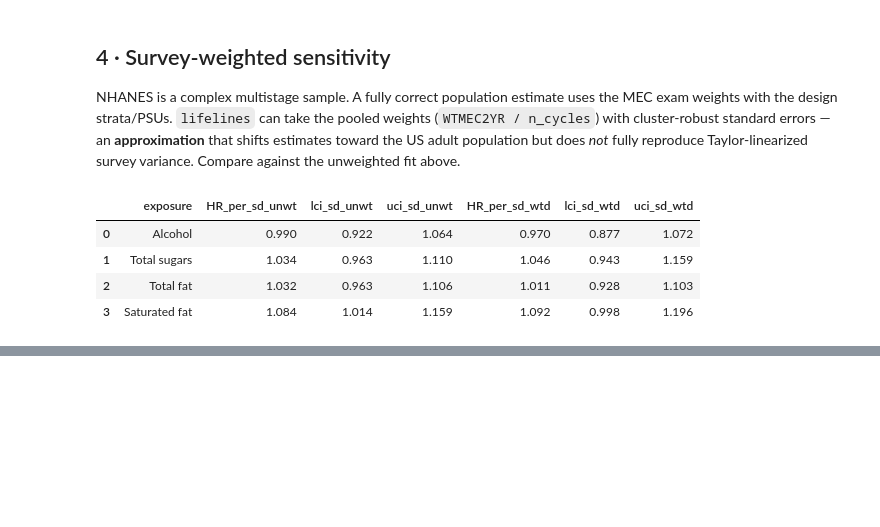
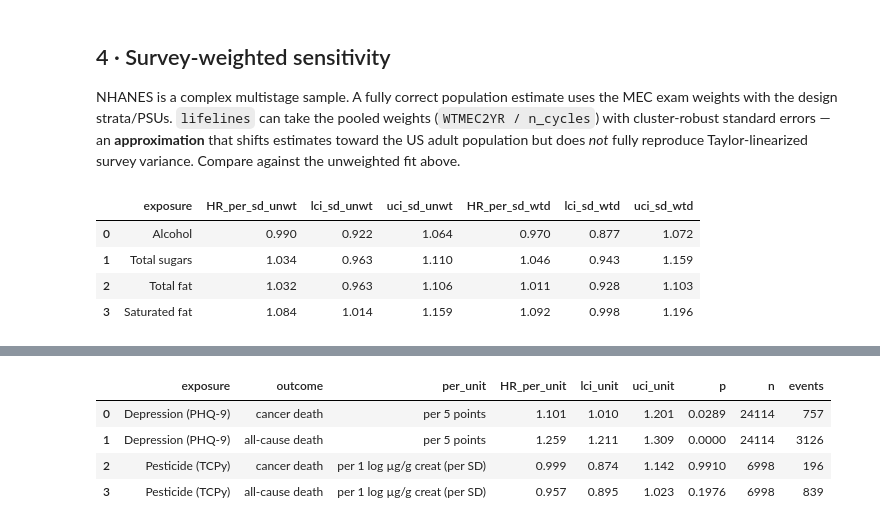
Before and after one commit to SvenSerneels/alcohol-cancer-burden, a Jupyter notebook: nhanes_diet_cancer_mortality.ipynb, the cells around one changed output, grey strips where cells are left out. Drawn from its saved outputs; the diff is of its cells as text; code cells hidden in the pictures; blank space fills up the shorter version.

```diff
--- a/nhanes_diet_cancer_mortality.ipynb
+++ b/nhanes_diet_cancer_mortality.ipynb
@@ -196,0 +216,13 @@ cmp.round(3)
+# %%
+extra = C.run_extra(weighted=False)
+show = extra.copy()
+for c in ["HR_per_unit","lci_unit","uci_unit","HR_per_sd","lci_sd","uci_sd"]:
+    show[c] = show[c].round(3)
+show["p"] = show["p"].round(4)
+show[["exposure","outcome","per_unit","HR_per_unit","lci_unit","uci_unit","p","n","events"]]
+# %% [output]
+|  | exposure | outcome | per_unit | HR_per_unit | lci_unit | uci_unit | p | n | events |
+| 0 | Depression (PHQ-9) | cancer death | per 5 points | 1.101 | 1.010 | 1.201 | 0.0289 | 24114 | 757 |
+| 1 | Depression (PHQ-9) | all-cause death | per 5 points | 1.259 | 1.211 | 1.309 | 0.0000 | 24114 | 3126 |
+| 2 | Pesticide (TCPy) | cancer death | per 1 log µg/g creat (per SD) | 0.999 | 0.874 | 1.142 | 0.9910 | 6998 | 196 |
+| 3 | Pesticide (TCPy) | all-cause death | per 1 log µg/g creat (per SD) | 0.957 | 0.895 | 1.023 | 0.1976 | 6998 | 839 |
```
Also changed, not shown: parts of 5 cells of this notebook, 3 other files.
